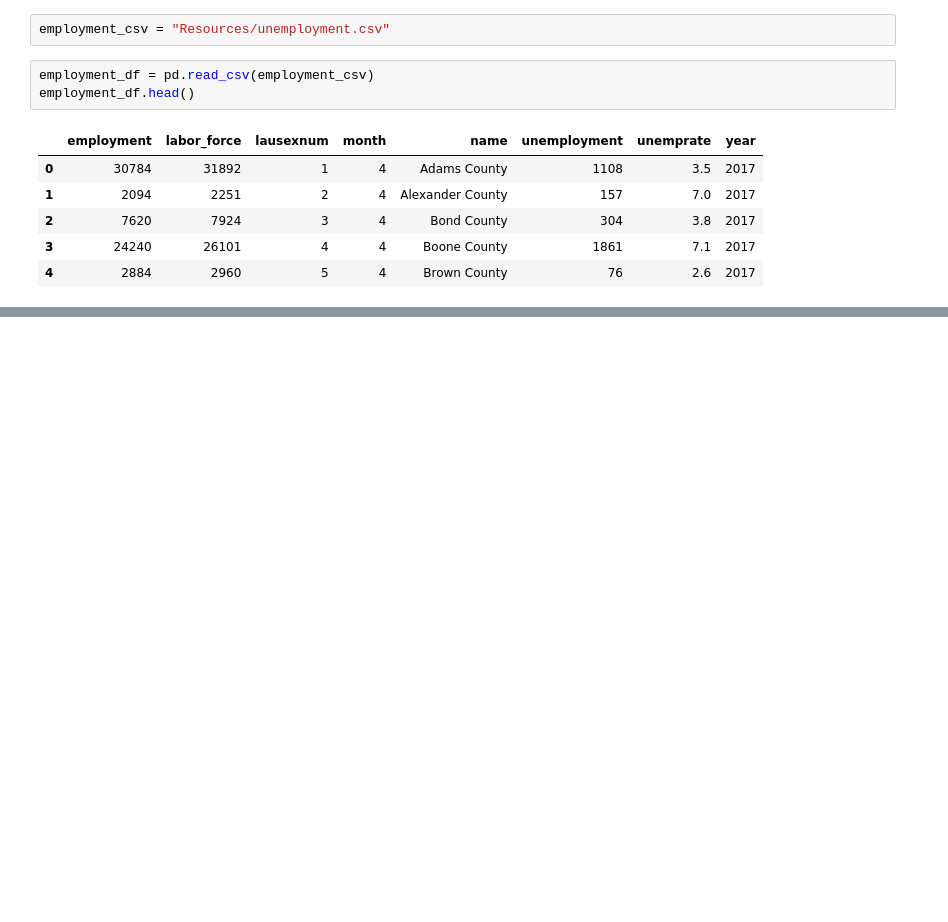
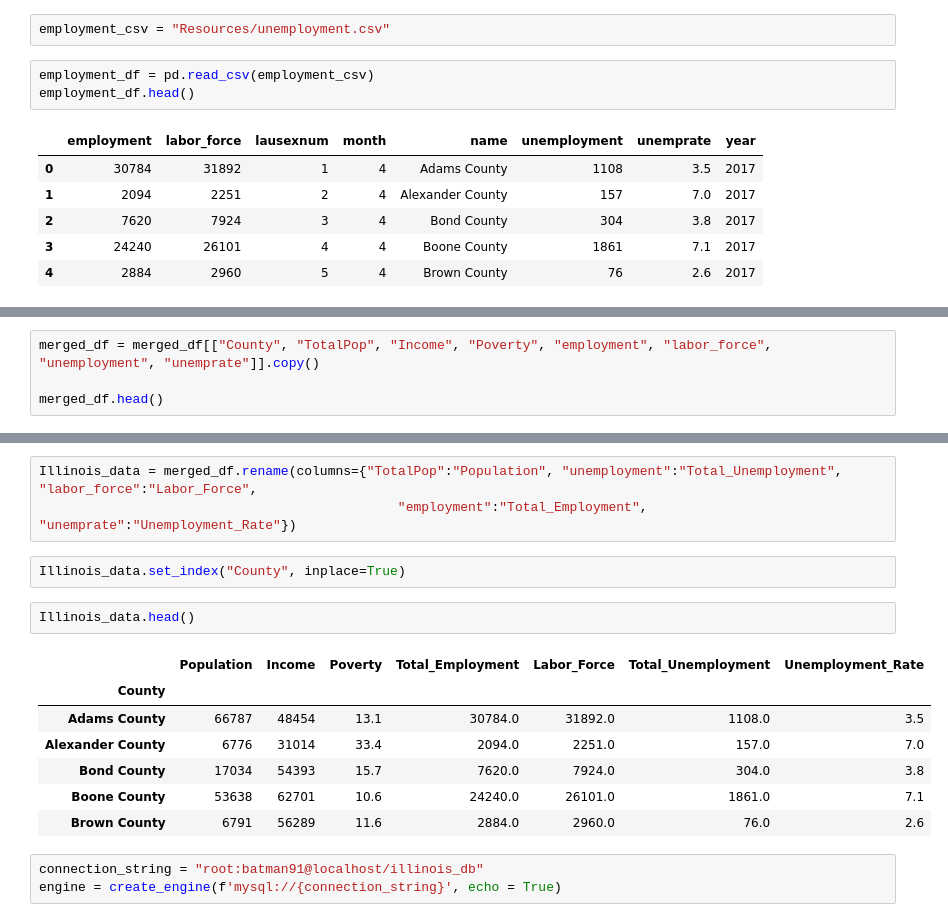
Before and after one commit to rkhebbar/Project-2, a Jupyter notebook: Illinois_data.ipynb, the cells around one changed output, grey strips where cells are left out. Saved outputs shown, nothing was run; the diff lists cells and outputs as text; blank space fills up the shorter version.

```diff
--- a/Illinois_data.ipynb
+++ b/Illinois_data.ipynb
@@ -60,0 +72,4 @@ employment_df.head()
+# %%
+merged_df = merged_df[["County", "TotalPop", "Income", "Poverty", "employment", "labor_force", "unemployment", "unemprate"]].copy()
+
+merged_df.head()
@@ -60,0 +83,18 @@ employment_df.head()
+# %%
+Illinois_data = merged_df.rename(columns={"TotalPop":"Population", "unemployment":"Total_Unemployment", "labor_force":"Labor_Force",
+                                              "employment":"Total_Employment", "unemprate":"Unemployment_Rate"})
+# %%
+Illinois_data.set_index("County", inplace=True)
+# %%
+Illinois_data.head()
+# %% [output]
+|  | Population | Income | Poverty | Total_Employment | Labor_Force | Total_Unemployment | Unemployment_Rate |
+| County |  |  |  |  |  |  |  |
+| Adams County | 66787 | 48454 | 13.1 | 30784.0 | 31892.0 | 1108.0 | 3.5 |
+| Alexander County | 6776 | 31014 | 33.4 | 2094.0 | 2251.0 | 157.0 | 7.0 |
+| Bond County | 17034 | 54393 | 15.7 | 7620.0 | 7924.0 | 304.0 | 3.8 |
+| Boone County | 53638 | 62701 | 10.6 | 24240.0 | 26101.0 | 1861.0 | 7.1 |
+| Brown County | 6791 | 56289 | 11.6 | 2884.0 | 2960.0 | 76.0 | 2.6 |
+# %%
+connection_string = "root:batman91@localhost/illinois_db"
+engine = create_engine(f'mysql://{connection_string}', echo = True)
```
Also changed, not shown: parts of 10 cells of this notebook, 1 other file.
